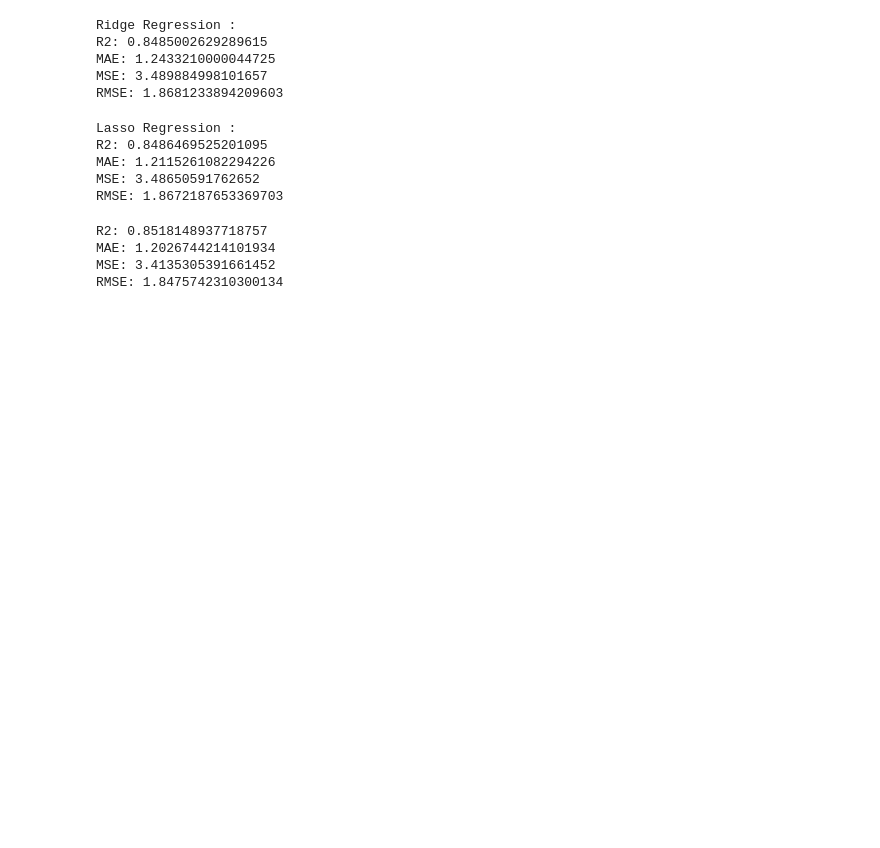
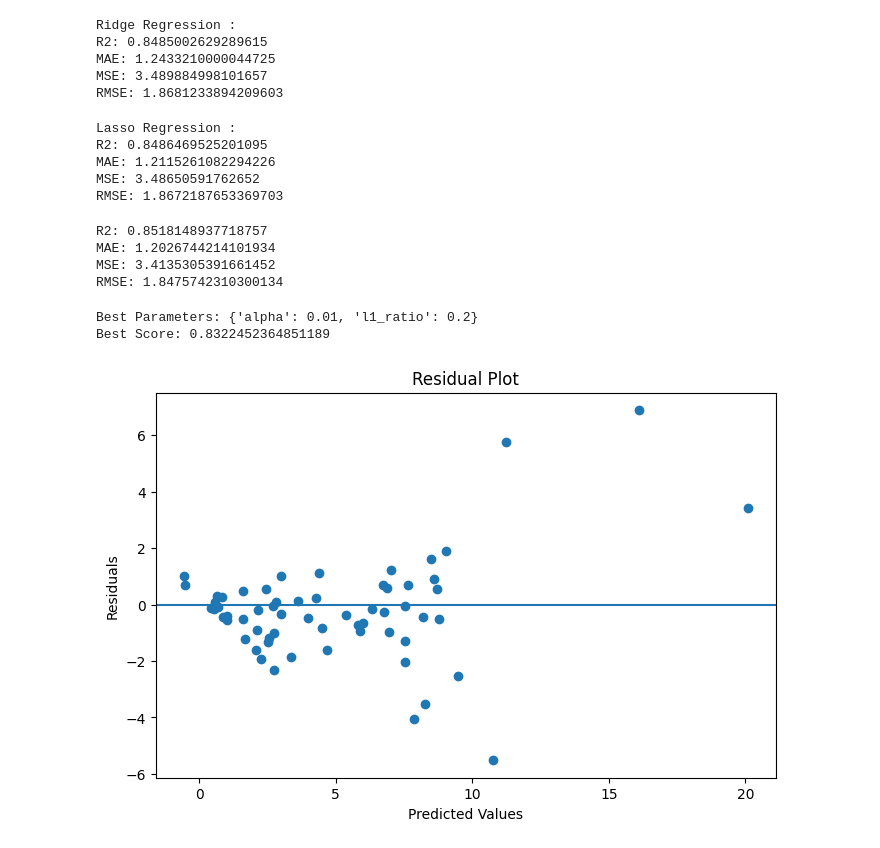
Before and after one commit to laya-07/Used-car-price-prediction, a Jupyter notebook: notebooks/model building.ipynb, the cells around one changed output. Saved outputs shown, nothing was run; the diff lists cells and outputs as text; code cells hidden in the pictures; blank space fills up the shorter version.

```diff
--- a/notebooks/model building.ipynb
+++ b/notebooks/model building.ipynb
@@ -151,0 +157,26 @@ RMSE: 1.8475742310300134
+# %%
+from sklearn.model_selection import GridSearchCV
+from sklearn.linear_model import ElasticNet
+param_grid={
+    'alpha': [0.01, 0.1, 1, 10],
+    'l1_ratio': [0.2, 0.5, 0.8]
+}
+grid = GridSearchCV(ElasticNet(),param_grid, cv=5, scoring='r2')
+grid.fit(X_train, y_train)
+print("Best Parameters:", grid.best_params_)
+print("Best Score:", grid.best_score_)
+# %% [output]
+Best Parameters: {'alpha': 0.01, 'l1_ratio': 0.2}
+Best Score: 0.8322452364851189
+# %%
+import matplotlib.pyplot as plt
+residuals=y_test-y_pred_elastic
+plt.figure(figsize=(8,5))
+plt.scatter(y_pred_elastic,residuals)
+plt.axhline(y=0)
+plt.xlabel("Predicted Values")
+plt.ylabel("Residuals")
+plt.title("Residual Plot")
+plt.show()
+# %% [output]
+[figure, added]
```
Also changed, not shown: parts of 5 cells of this notebook, 2 other files.
